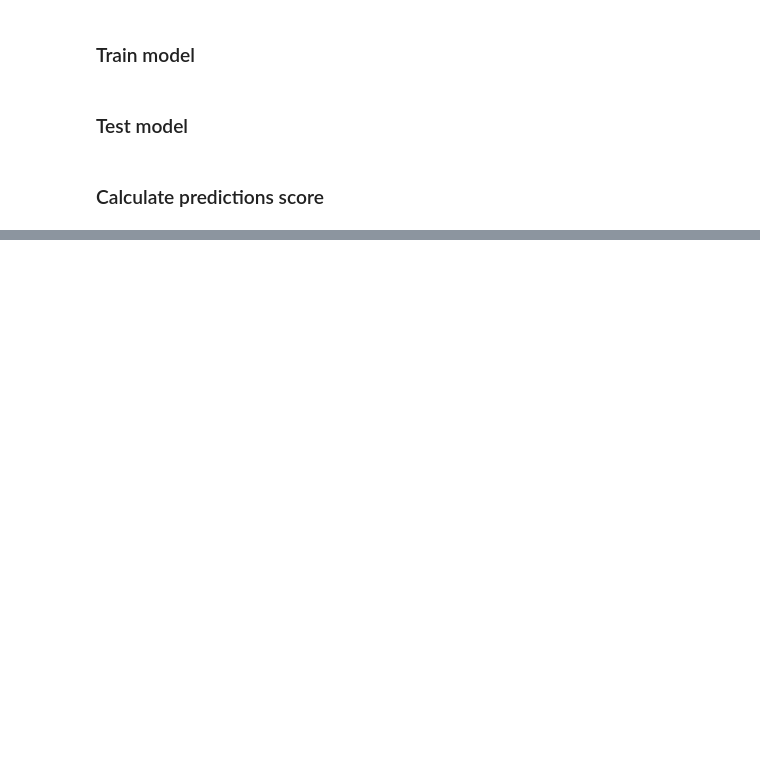
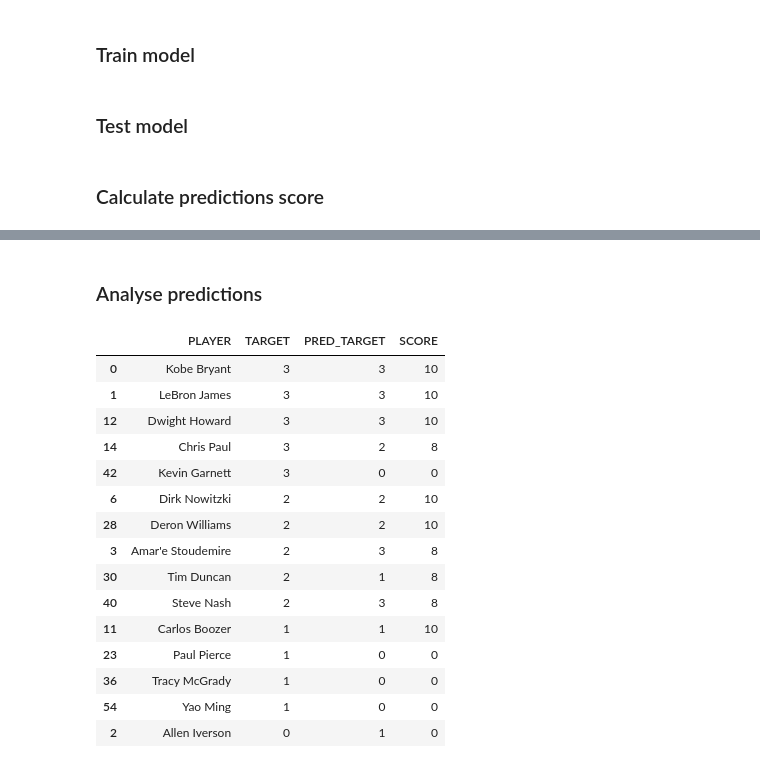
Before and after one commit to krzy3chu/WZUM-project, a Jupyter notebook: WZUM-project.ipynb, the cells around one changed output, grey strips where cells are left out. Cells and saved outputs as stored; diff of their text form; code cells hidden in the pictures; blank space fills up the shorter version.

```diff
--- a/WZUM-project.ipynb
+++ b/WZUM-project.ipynb
@@ -24,9 +24,11 @@ with open('target.csv') as csv_file:
     target_names_df = pd.read_csv(csv_file)
     target_names_df = target_names_df.iloc[:15, (last_year-2024):(last_year-first_year)]
 
+
+leaders_df['TARGET'] = 0
 for season in target_names_df:
-    target_names = target_names_df[season].tolist()
-    idxs = (leaders_df['SEASON'] == season) & (leaders_df['PLAYER'].isin(target_names))
-    leaders_df.loc[idxs, 'TARGET'] = 1
+    target_teams = target_names_df[season].to_numpy().reshape(3, 5)
 
-leaders_df.fillna({'TARGET': 0}, inplace=True)
+    for team_idx, target_team in enumerate(target_teams):
+        idxs = (leaders_df['SEASON'] == season) & leaders_df['PLAYER'].isin(target_team)
+        leaders_df.loc[idxs, 'TARGET'] = 3 - team_idx
@@ -202,0 +157,21 @@ target_names_df[test_seasons]
+# %% [markdown]
+### Analyse predictions
+# %%
+test_dfs[0][['PLAYER', 'TARGET', 'PRED_TARGET', 'SCORE']].sort_values(by=['TARGET', 'SCORE'], ascending=False).head(15)
+# %% [output]
+|  | PLAYER | TARGET | PRED_TARGET | SCORE |
+| 0 | Kobe Bryant | 3 | 3 | 10 |
+| 1 | LeBron James | 3 | 3 | 10 |
+| 12 | Dwight Howard | 3 | 3 | 10 |
+| 14 | Chris Paul | 3 | 2 | 8 |
+| 42 | Kevin Garnett | 3 | 0 | 0 |
+| 6 | Dirk Nowitzki | 2 | 2 | 10 |
+| 28 | Deron Williams | 2 | 2 | 10 |
+| 3 | Amar'e Stoudemire | 2 | 3 | 8 |
+| 30 | Tim Duncan | 2 | 1 | 8 |
+| 40 | Steve Nash | 2 | 3 | 8 |
+| 11 | Carlos Boozer | 1 | 1 | 10 |
+| 23 | Paul Pierce | 1 | 0 | 0 |
+| 36 | Tracy McGrady | 1 | 0 | 0 |
+| 54 | Yao Ming | 1 | 0 | 0 |
+| 2 | Allen Iverson | 0 | 1 | 0 |
```
Also changed, not shown: parts of 13 cells of this notebook.
